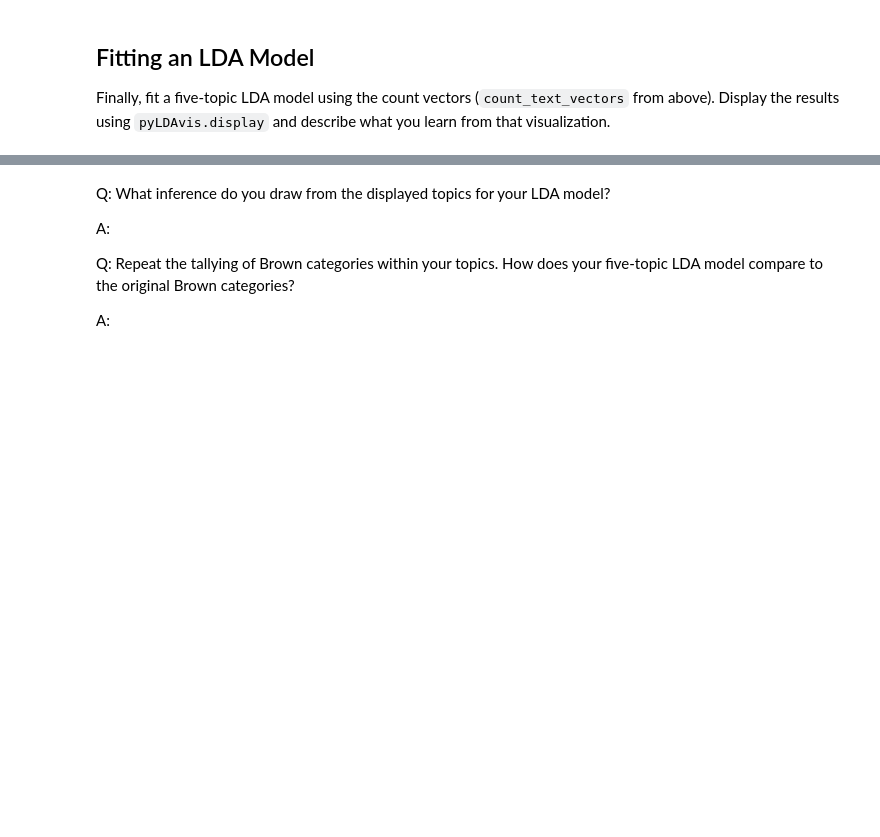
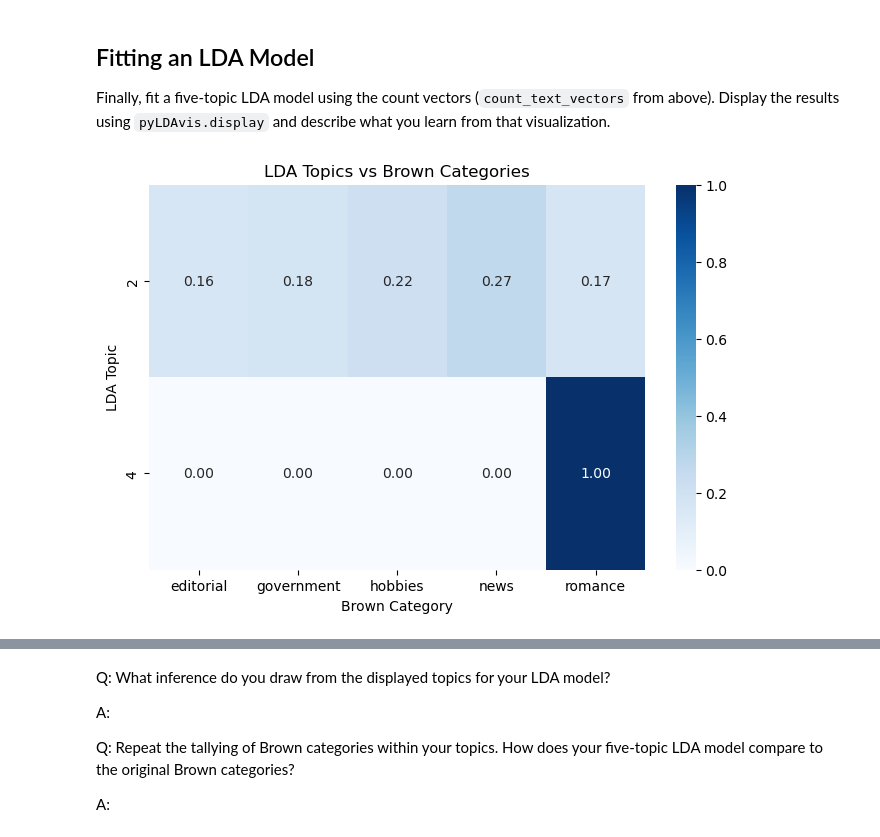
Before and after one commit to junclemente/ads509-assignments, a Jupyter notebook: wk5/Topic Modeling.ipynb, the cells around one changed output, grey strips where cells are left out. Drawn from its saved outputs; the diff is of its cells as text; code cells hidden in the pictures; blank space fills up the shorter version.

```diff
--- a/wk5/Topic Modeling.ipynb
+++ b/wk5/Topic Modeling.ipynb
@@ -259,5 +269,23 @@ A:
 Finally, fit a five-topic LDA model using the count vectors (`count_text_vectors` from above). Display the results using `pyLDAvis.display` and describe what you learn from that visualization.
 # %%
 # Fit your LDA model here
+lda_text_model = LatentDirichletAllocation(n_components=5, random_state=314)
+W_lda_matrix = lda_text_model.fit_transform(tfidf_text_vectors)
+H_lda_matrix = lda_text_model.components_
+
+df["lda_topic"] = np.argmax(W_lda_matrix, axis=1)
+lda_top_cat = pd.crosstab(df["lda_topic"], df["category"])
+lda_top_norm = lda_top_cat.div(lda_top_cat.sum(axis=1), axis=0)
+# %%
+%matplotlib inline
+
+plt.figure(figsize=(8, 5))
+sns.heatmap(lda_top_norm, annot=True, cmap="Blues", fmt=".2f")
+plt.title("LDA Topics vs Brown Categories")
+plt.xlabel("Brown Category")
+plt.ylabel("LDA Topic")
+plt.show()
+# %% [output]
+[figure, added]
 # %%
 # Call `display_topics` on your fitted model here
```
Also changed, not shown: parts of 6 cells of this notebook.
